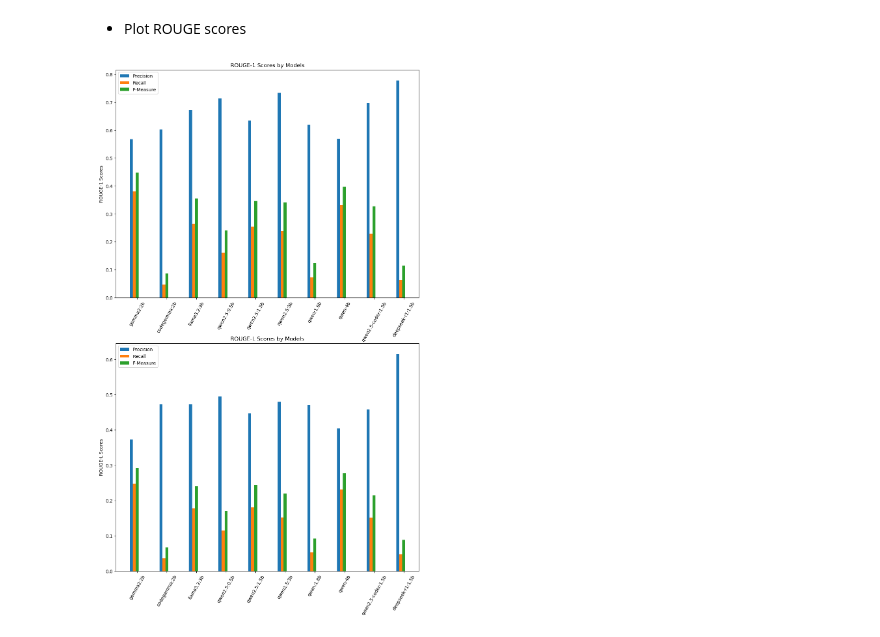
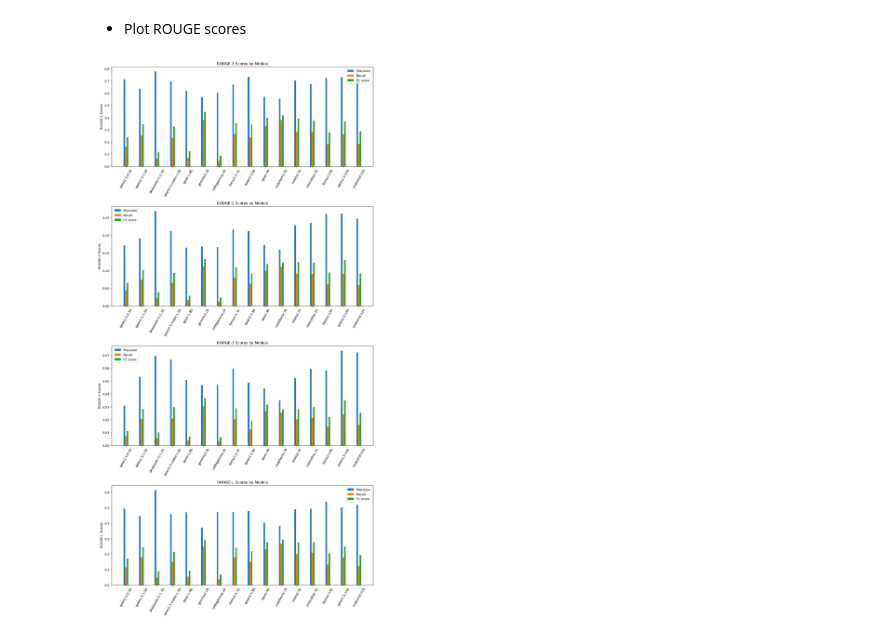
Before and after one commit to PhucLe03/RAG-Project, a Jupyter notebook: generator_eval/rouge_test/rouge_plot.ipynb, the cells around one changed output. Cells and saved outputs as stored; diff of their text form; code cells hidden in the pictures.

Commit message:
Full ROUGE evaluation

```diff
--- a/generator_eval/rouge_test/rouge_plot.ipynb
+++ b/generator_eval/rouge_test/rouge_plot.ipynb
@@ -31,3 +70,22 @@ all_models = ['gemma2:2b',
+# %%
+all_models = [
+ 'qwen2.5:0.5b',
+ 'qwen2.5:1.5b',
+ 'deepseek-r1:1.5b',
+ 'qwen2.5-coder:1.5b',
+ 'qwen:1.8b',
+ 'gemma2:2b',
+ 'codegemma:2b',
+ 'llama3.2:3b',
+ 'qwen2.5:3b',
+ 'qwen:4b',
+ 'codellama:7b',
+ 'mistral:7b',
+ 'mistrallite:7b',
+ 'llama2:13b',
+ 'qwen2.5:14b',
+ 'codestral:22b',
+]
 # %% [markdown]
 - Convert JSON to dictionary
 # %%
@@ -50,54 +114,74 @@ results_dict['gemma2:2b']
 import matplotlib.pyplot as plt
 import numpy as np
 
-models = [
-    'gemma2:2b',
-    'codegemma:2b',
-    'llama3.2:3b',
-    'qwen2.5:0.5b',
-    'qwen2.5:1.5b',
-    'qwen2.5:3b',
-    'qwen:1.8b',
-    'qwen:4b',
-    'qwen2.5-coder:1.5b',
-    'deepseek-r1:1.5b'
-]
+models = all_models
 
 rouge1_precision = [results_dict[model]['rouge1']['precision'] for model in models]
 rouge1_recall = [results_dict[model]['rouge1']['recall'] for model in models]
 rouge1_fmeasure = [results_dict[model]['rouge1']['fmeasure'] for model in models]
 
+rouge2_precision = [results_dict[model]['rouge2']['precision'] for model in models]
+rouge2_recall = [results_dict[model]['rouge2']['recall'] for model in models]
+rouge2_fmeasure = [results_dict[model]['rouge2']['fmeasure'] for model in models]
+
+rouge3_precision = [results_dict[model]['rouge3']['precision'] for model in models]
+rouge3_recall = [results_dict[model]['rouge3']['recall'] for model in models]
+rouge3_fmeasure = [results_dict[model]['rouge3']['fmeasure'] for model in models]
+
 rougel_precision = [results_dict[model]['rougeL']['precision'] for model in models]
 rougel_recall = [results_dict[model]['rougeL']['recall'] for model in models]
 rougel_fmeasure = [results_dict[model]['rougeL']['fmeasure'] for model in models]
 
-fig, (ax0, ax1) = plt.subplots(2,1, figsize=(12, 20))
+fig, ([ax0, ax1, ax2, ax3]) = plt.subplots(4,1, figsize=(15, 30))
 
 x = np.arange(len(models))  # the label locations
 width = 0.1  # the width of the bars
 
 rects1 = ax0.bar(x - width*2, rouge1_precision, width, label='Precision')
 rects2 = ax0.bar(x - width, rouge1_recall, width, label='Recall')
-rects3 = ax0.bar(x, rouge1_fmeasure, width, label='F-Measure')
+rects3 = ax0.bar(x, rouge1_fmeasure, width, label='F1 score')
 
-rects1 = ax1.bar(x - width*2, rougel_precision, width, label='Precision')
-rects2 = ax1.bar(x - width, rougel_recall, width, label='Recall')
-rects3 = ax1.bar(x, rougel_fmeasure, width, label='F-Measure')
+rects1 = ax1.bar(x - width*2, rouge2_precision, width, label='Precision')
+rects2 = ax1.bar(x - width, rouge2_recall, width, label='Recall')
+rects3 = ax1.bar(x, rouge2_fmeasure, width, label='F1 score')
+
+rects1 = ax2.bar(x - width*2, rouge3_precision, width, label='Precision')
+rects2 = ax2.bar(x - width, rouge3_recall, width, label='Recall')
+rects3 = ax2.bar(x, rouge3_fmeasure, width, label='F1 score')
+
+rects1 = ax3.bar(x - width*2, rougel_precision, width, label='Precision')
+rects2 = ax3.bar(x - width, rougel_recall, width, label='Recall')
+rects3 = ax3.bar(x, rougel_fmeasure, width, label='F1 score')
 
 # Add some text for labels, title and custom x-axis tick labels, etc.
 ax0.set_ylabel('ROUGE-1 Scores')
 ax0.set_title('ROUGE-1 Scores by Models')
-ax0.set_xticks(x)
+ax0.set_xticks(x - width)
 ax0.set_xticklabels(models, rotation=60)
 ax0.legend()
 
 # Add some text for labels, title and custom x-axis tick labels, etc.
-ax1.set_ylabel('ROUGE-L Scores')
-ax1.set_title('ROUGE-L Scores by Models')
-ax1.set_xticks(x)
+ax1.set_ylabel('ROUGE-2 Scores')
+ax1.set_title('ROUGE-2 Scores by Models')
+ax1.set_xticks(x - width)
 ax1.set_xticklabels(models, rotation=60)
 ax1.legend()
 
+# Add some text for labels, title and custom x-axis tick labels, etc.
+ax2.set_ylabel('ROUGE-3 Scores')
+ax2.set_title('ROUGE-3 Scores by Models')
+ax2.set_xticks(x - width)
+ax2.set_xticklabels(models, rotation=60)
+ax2.legend()
+
+# Add some text for labels, title and custom x-axis tick labels, etc.
+ax3.set_ylabel('ROUGE-L Scores')
+ax3.set_title('ROUGE-L Scores by Models')
+ax3.set_xticks(x - width)
+ax3.set_xticklabels(models, rotation=60)
+ax3.legend()
+
+plt.subplots_adjust(hspace=0.4)
 plt.show()
 # %% [output]
-[figure, old version]
+[figure, new version]
```
Also changed, not shown: parts of 5 cells of this notebook, 7 other files.
